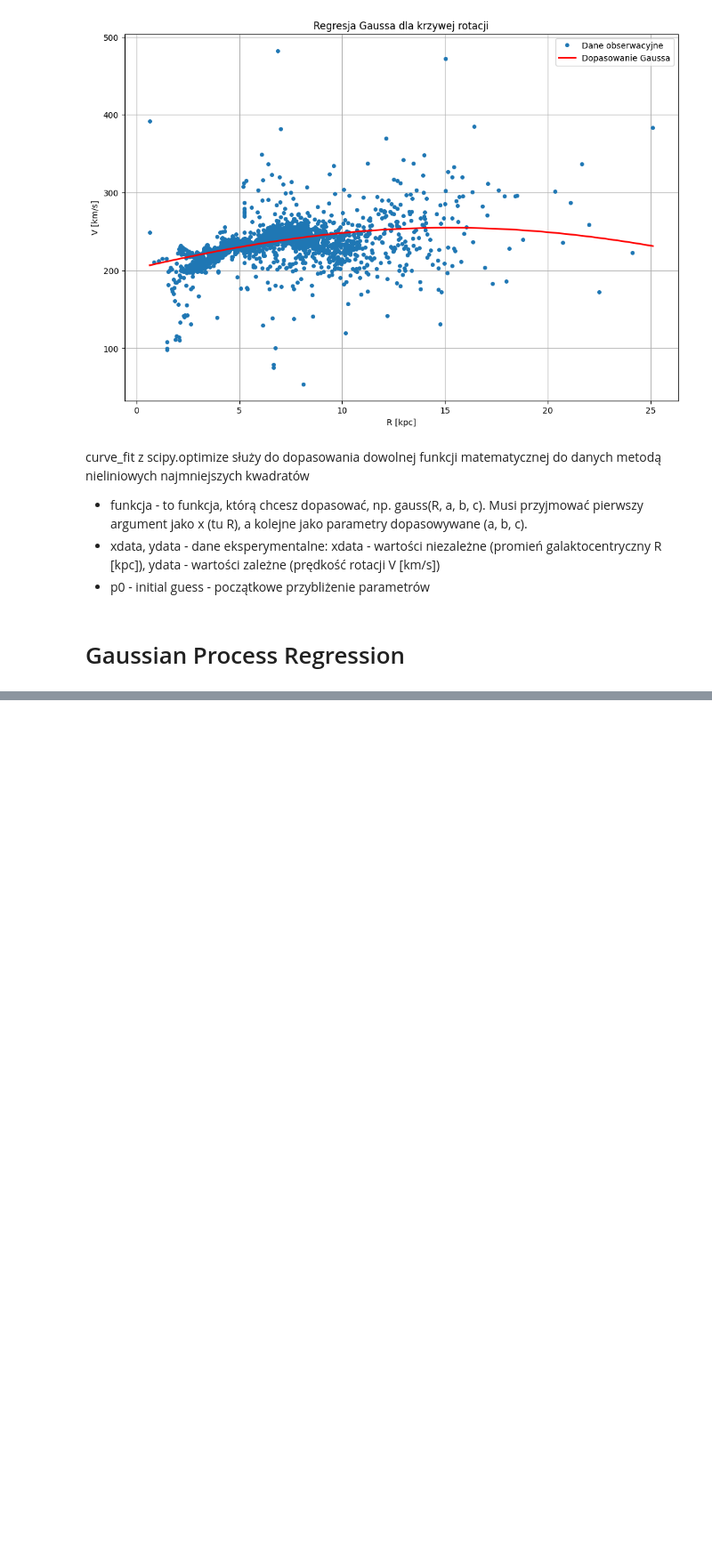
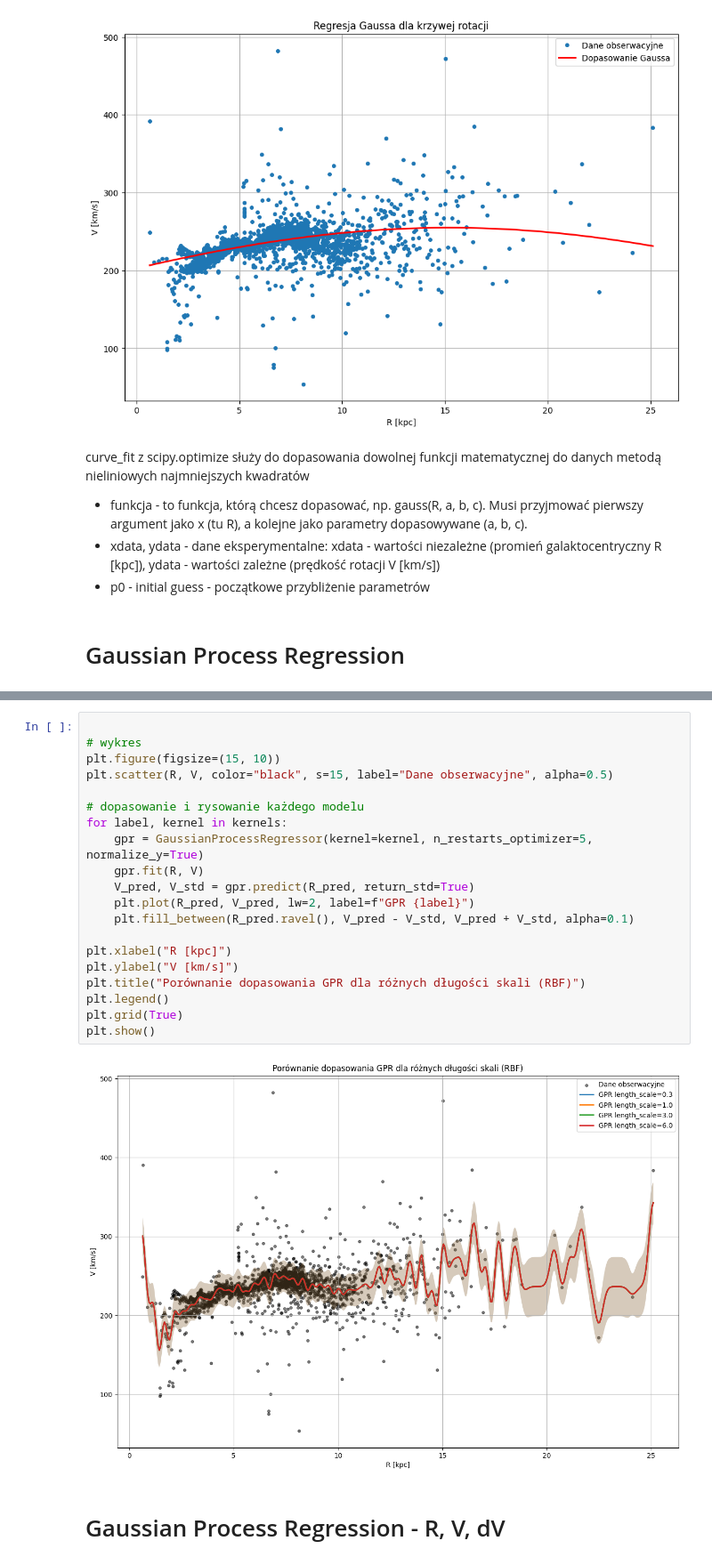
Before and after one commit to redrosesarecool/staz, a Jupyter notebook: regresja.ipynb, the cells around one changed output, grey strips where cells are left out. Shown at 89% size. Drawn from its saved outputs; the diff is of its cells as text; blank space fills up the shorter version.

```diff
--- a/regresja.ipynb
+++ b/regresja.ipynb
@@ -83,3 +319,27 @@ curve_fit z scipy.optimize służy do dopasowania dowolnej funkcji matematycznej
+# %%
+
+# wykres
+plt.figure(figsize=(15, 10))
+plt.scatter(R, V, color="black", s=15, label="Dane obserwacyjne", alpha=0.5)
+
+# dopasowanie i rysowanie każdego modelu
+for label, kernel in kernels:
+    gpr = GaussianProcessRegressor(kernel=kernel, n_restarts_optimizer=5, normalize_y=True)
+    gpr.fit(R, V)
+    V_pred, V_std = gpr.predict(R_pred, return_std=True)
+    plt.plot(R_pred, V_pred, lw=2, label=f"GPR {label}")
+    plt.fill_between(R_pred.ravel(), V_pred - V_std, V_pred + V_std, alpha=0.1)
+
+plt.xlabel("R [kpc]")
+plt.ylabel("V [km/s]")
+plt.title("Porównanie dopasowania GPR dla różnych długości skali (RBF)")
+plt.legend()
+plt.grid(True)
+plt.show()
+# %% [output]
+[figure, added]
+# %% [markdown]
+# Gaussian Process Regression - R, V, dV
 # %%
 import numpy as np
 import pandas as pd
```
Also changed, not shown: parts of 15 cells of this notebook.
